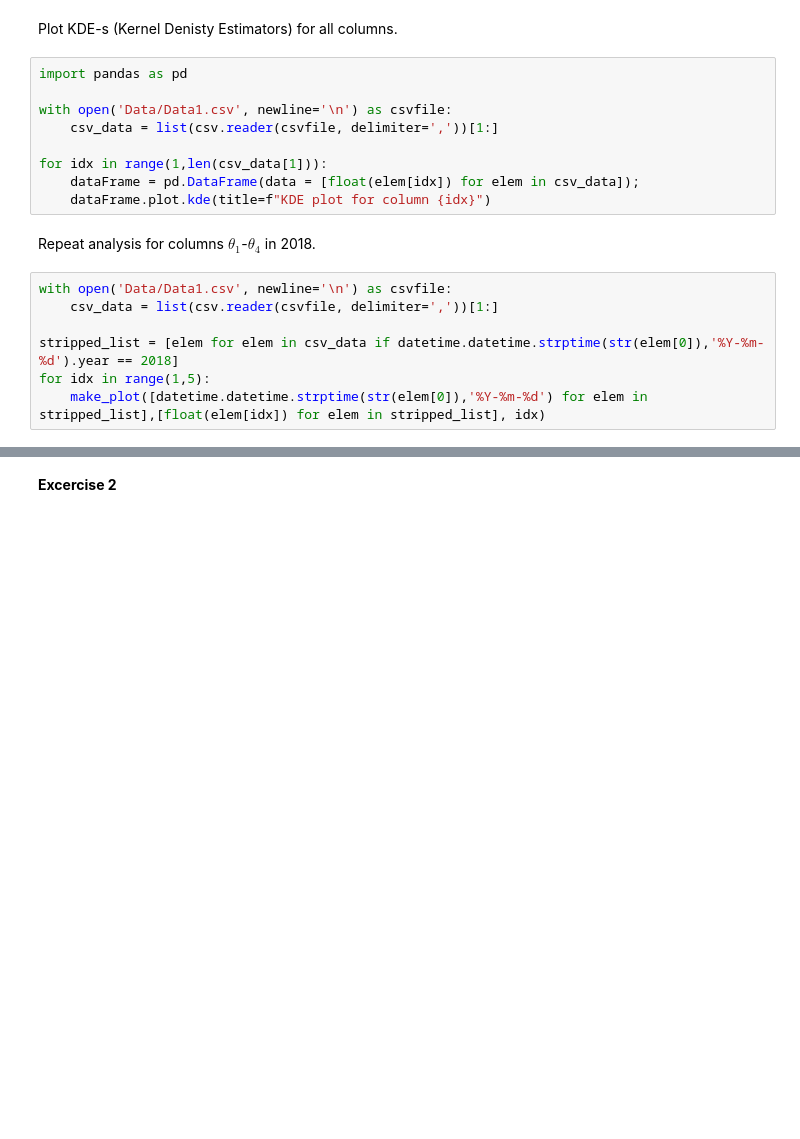
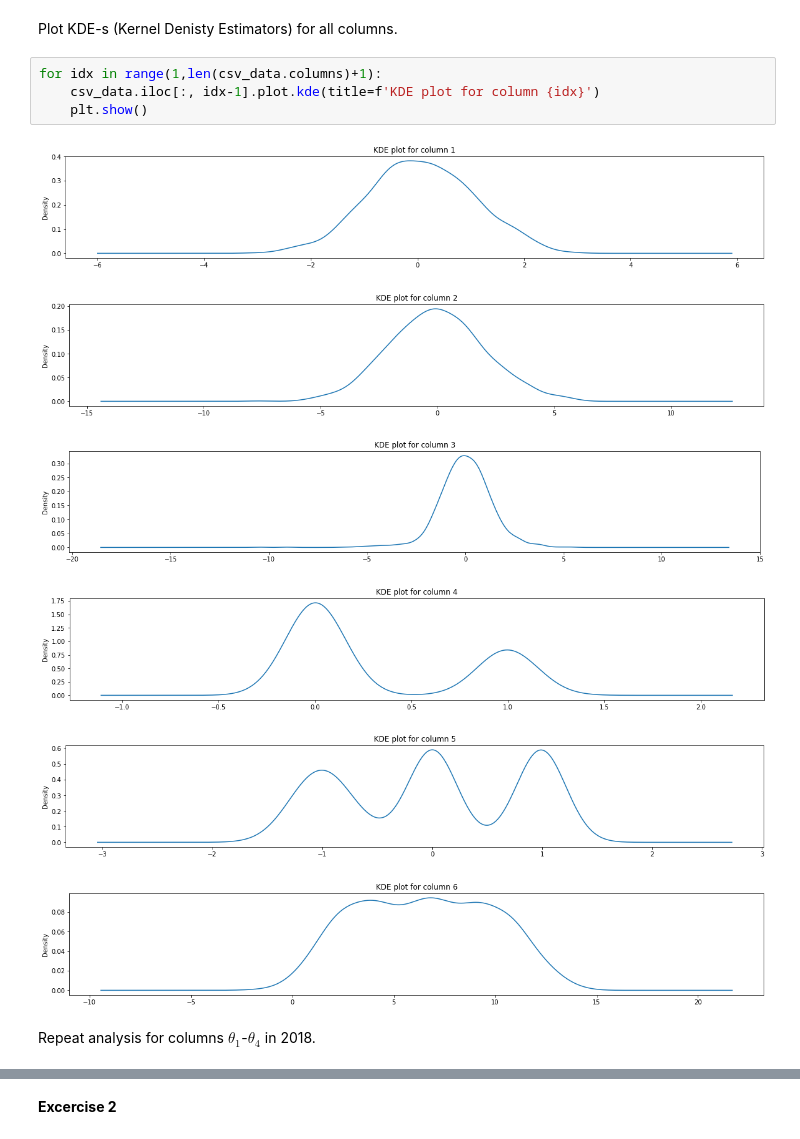
Before and after one commit to FOlszowski/data_analytics, a Jupyter notebook: LAB1/LAB_1.ipynb, the cells around one changed output, grey strips where cells are left out. Saved outputs shown, nothing was run; the diff lists cells and outputs as text; blank space fills up the shorter version.

```diff
--- a/LAB1/LAB_1.ipynb
+++ b/LAB1/LAB_1.ipynb
@@ -45,20 +42,15 @@ for idx in range(1,len(csv_data[1])):
 # %% [markdown]
 Plot KDE-s (Kernel Denisty Estimators) for all columns.
 # %%
-import pandas as pd
-
-with open('Data/Data1.csv', newline='\n') as csvfile:
-    csv_data = list(csv.reader(csvfile, delimiter=','))[1:]
-
-for idx in range(1,len(csv_data[1])):
-    dataFrame = pd.DataFrame(data = [float(elem[idx]) for elem in csv_data]);
-    dataFrame.plot.kde(title=f"KDE plot for column {idx}")
+for idx in range(1,len(csv_data.columns)+1):
+    csv_data.iloc[:, idx-1].plot.kde(title=f'KDE plot for column {idx}')
+    plt.show()
+# %% [output]
+[figure, added]
+[figure, added]
+[figure, added]
+[figure, added]
+[figure, added]
+[figure, added]
 # %% [markdown]
 Repeat analysis for columns $\theta_1$-$\theta_4$ in 2018.
-# %%
-with open('Data/Data1.csv', newline='\n') as csvfile:
-    csv_data = list(csv.reader(csvfile, delimiter=','))[1:]
-
-stripped_list = [elem for elem in csv_data if datetime.datetime.strptime(str(elem[0]),'%Y-%m-%d').year == 2018]
-for idx in range(1,5):
-    make_plot([datetime.datetime.strptime(str(elem[0]),'%Y-%m-%d') for elem in stripped_list],[float(elem[idx]) for elem in stripped_list], idx)
```
Also changed, not shown: parts of 7 cells of this notebook, 1 other file.
